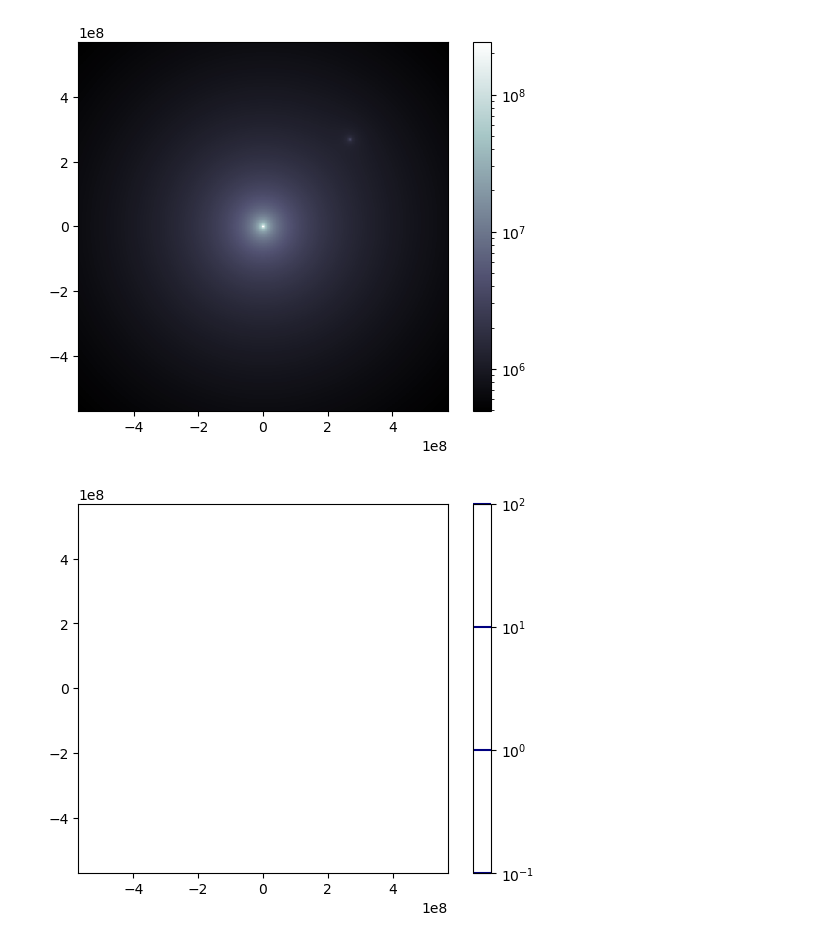
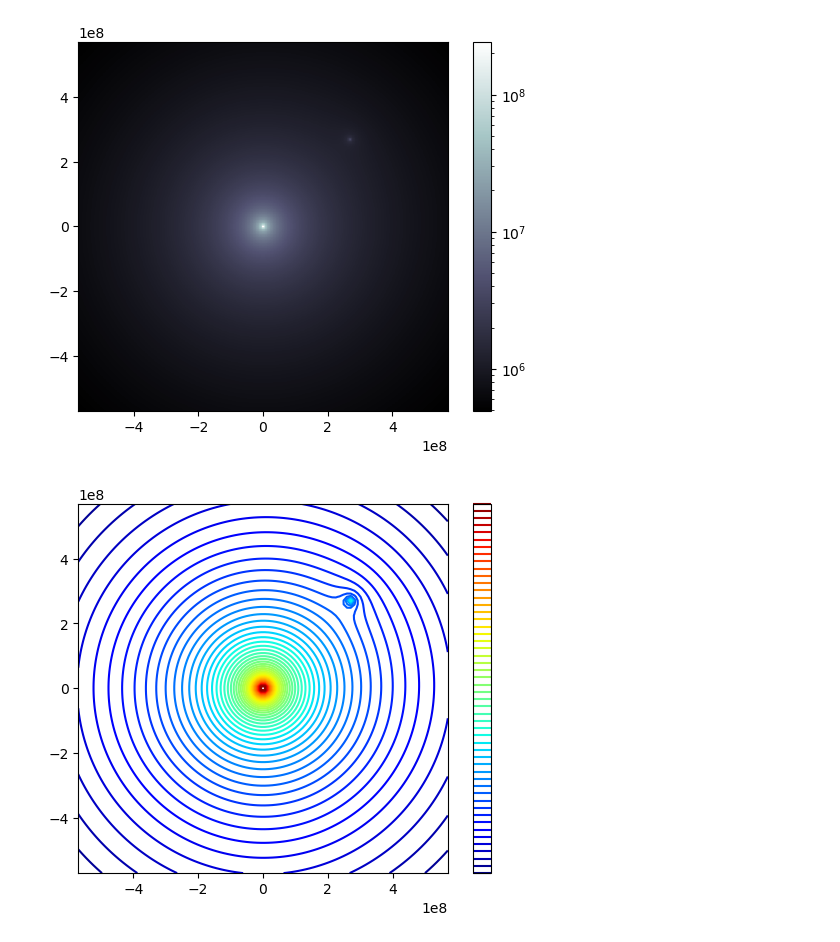
Before and after one commit to macruzat/PHYS265-spring25, a Jupyter notebook: Lab1/Lab1.ipynb, the cells around one changed output. Cells and saved outputs as stored; diff of their text form; code cells hidden in the pictures.

Commit message:
divide by zero averted

```diff
--- a/Lab1/Lab1.ipynb
+++ b/Lab1/Lab1.ipynb
@@ -22,7 +22,9 @@ DS1 = 7.5 * 10**5 #Dry mass Saturn 1
 #Potential at a distance r from a mass M
 def PotentialEPoint (M, XM, YM, X, Y):
     r = np.sqrt(((XM-X)**2)+((YM-Y)**2))
+    r[0] = 10**-10 #to avoid divide by zero
     ans = (-G*M)/r
+    print(r)
     return ans
 # %%
 #1.2
@@ -103,33 +107,32 @@ cbar = fig.colorbar(mesh)
 # %%
 #2.2
 from matplotlib import ticker
 from matplotlib.colors import LogNorm
 
 #Coords
 Xm = Dem/np.sqrt(2)
 Ym = Xm.copy()
 
 #Values
 x = np.linspace(-1.5*Dem, 1.5*Dem, 100)
 y = x.copy()
 
 #Meshed
 x_grid, y_grid = np.meshgrid(x,y)
 
 #Phis
 Phi_Earth = np.abs(PotentialEPoint(Me, 0, 0, x_grid, y_grid))
 Phi_Moon = np.abs(PotentialEPoint(Mm, 0, 0, x_grid-Xm, y_grid-Ym))
 Phi_total = np.abs(-Phi_Earth-Phi_Moon)
 
 #plot
 fig_contour, ax_contour = plt.subplots(1,1)
 locator = ticker.LogLocator(base=10)
-lvl = np.linspace(-1.5*Dem, 1.5*Dem, 500)
-cntr = ax_contour.contour(x_grid, y_grid, np.log10(Phi_total), 50, cmap=cm.jet, norm = colors.LogNorm(vmin = 10**6, vmax = 10**8))
+cntr = ax_contour.contour(x_grid, y_grid, np.log10(Phi_total), 50, cmap=cm.jet)
 ax_contour.set_aspect("equal")
 cbar = fig_contour.colorbar(cntr, ticks=locator)
 # %% [output]
-[figure, old version]
+[figure, new version]
 # %%
 #3.1
 
```
Also changed, not shown: parts of 4 cells of this notebook.
